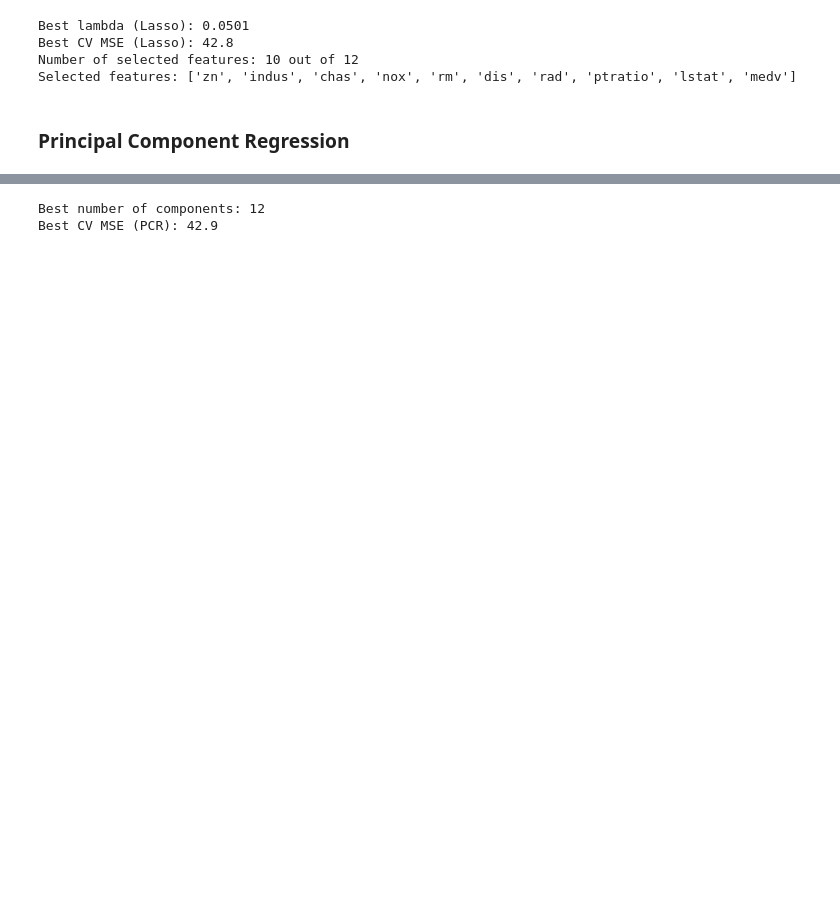
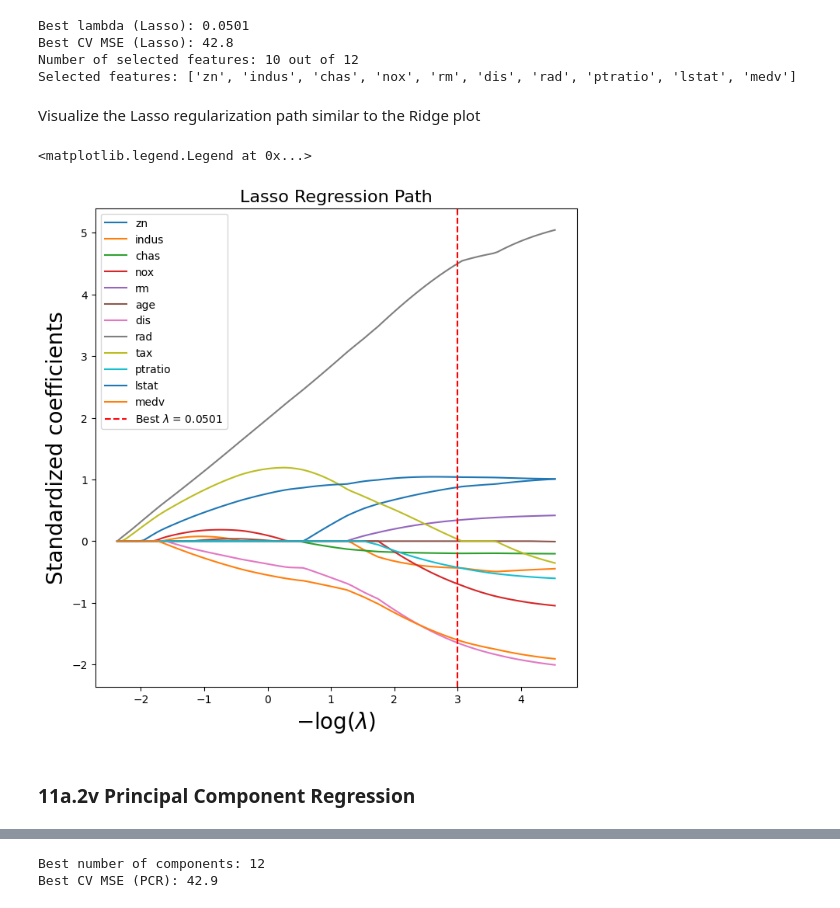
Before and after one commit to oniviev/ml-intro-project-Nivievskyi, a Jupyter notebook: Ch6_Ex11.ipynb, the cells around one changed output, grey strips where cells are left out. Saved outputs shown, nothing was run; the diff lists cells and outputs as text; code cells hidden in the pictures; blank space fills up the shorter version.

```diff
--- a/Ch6_Ex11.ipynb
+++ b/Ch6_Ex11.ipynb
@@ -248,5 +340,18 @@ Best lambda (Lasso): 0.0501
 Best CV MSE (Lasso): 42.8
 Number of selected features: 10 out of 12
 Selected features: ['zn', 'indus', 'chas', 'nox', 'rm', 'dis', 'rad', 'ptratio', 'lstat', 'medv']
+# %% [markdown]
+Visualize the Lasso regularization path similar to the Ridge plot
+# %%
+fig, ax = subplots(figsize=(8,8))
+soln_path_lasso.plot(ax=ax, legend=False)
+ax.axvline(-np.log(tuned_lasso.alpha_), color='red', linestyle='--', label=f'Best $\lambda$ = {tuned_lasso.alpha_:.4f}')
+ax.set_xlabel('$-\log(\lambda)$', fontsize=20)
+ax.set_ylabel('Standardized coefficients', fontsize=20)
+ax.set_title('Lasso Regression Path', fontsize=16)
+ax.legend(loc='upper left')
+# %% [output]
+<matplotlib.legend.Legend at 0x...>
+[figure, added]
 # %% [markdown]
-### Principal Component Regression
+### 11a.2v Principal Component Regression
```
Also changed, not shown: parts of 17 cells of this notebook.
